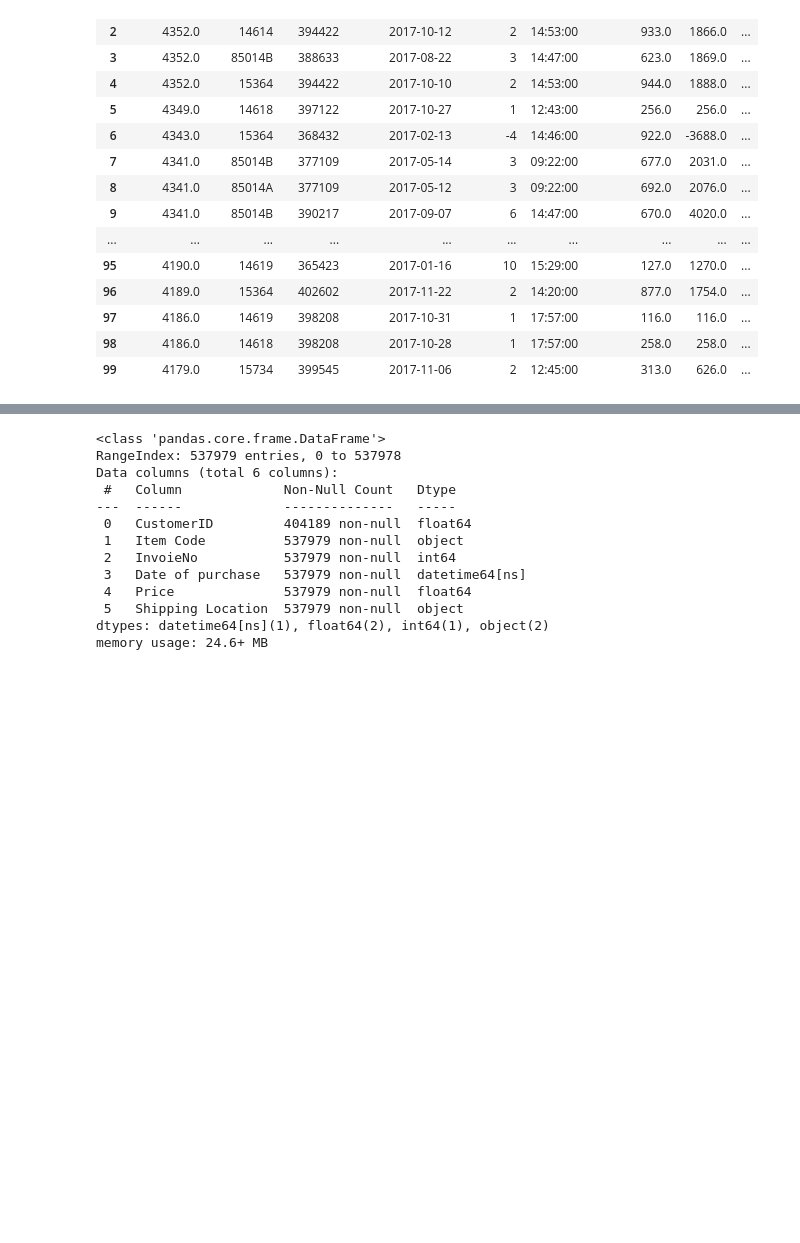
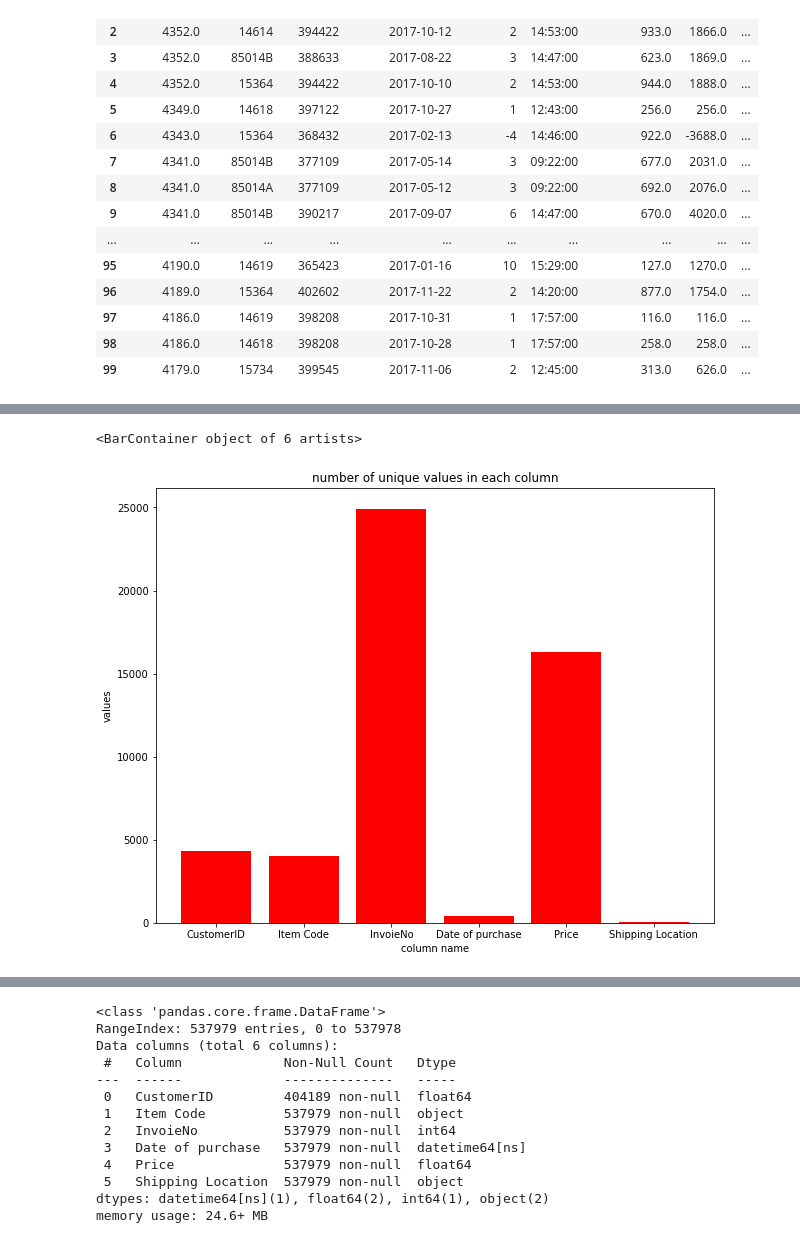
Before and after one commit to aditigawali/ecomanalytics, a Jupyter notebook: ecomanalytics-checkpoint.ipynb, the cells around one changed output, grey strips where cells are left out. Saved outputs shown, nothing was run; the diff lists cells and outputs as text; code cells hidden in the pictures; blank space fills up the shorter version.

```diff
--- a/ecomanalytics-checkpoint.ipynb
+++ b/ecomanalytics-checkpoint.ipynb
@@ -48,0 +60,12 @@ dtype: int64
+# %%
+unique=pd.DataFrame(ecom1.nunique(0,dropna=False)).reset_index()
+unique.columns =['columns','no_of_unique_values']
+unique
+plt.figure(figsize=(10,8))
+plt.title('number of unique values in each column')
+plt.ylabel('values')
+plt.xlabel('column name')
+plt.bar(data=unique,x='columns',height='no_of_unique_values',color='red')
+# %% [output]
+<BarContainer object of 6 artists>
+[figure, added]
```
Also changed, not shown: parts of 41 cells of this notebook.
